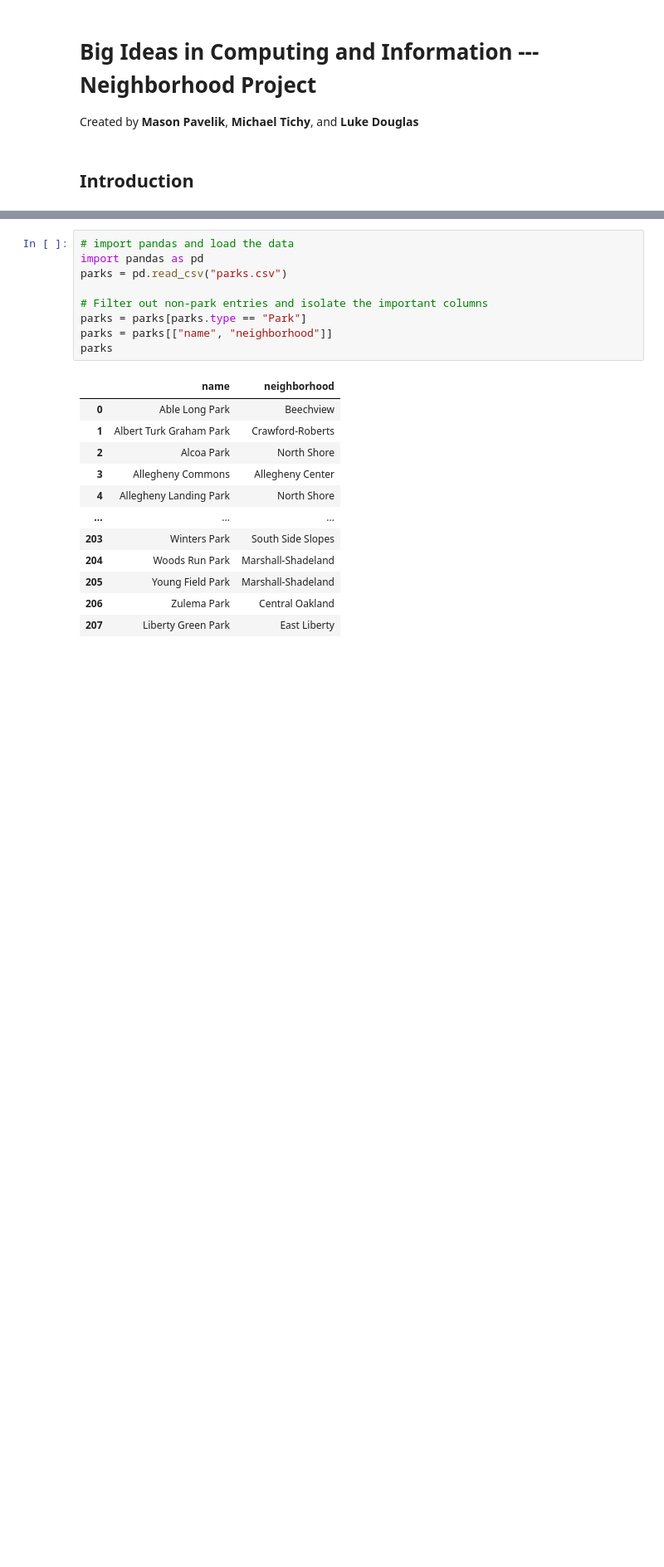
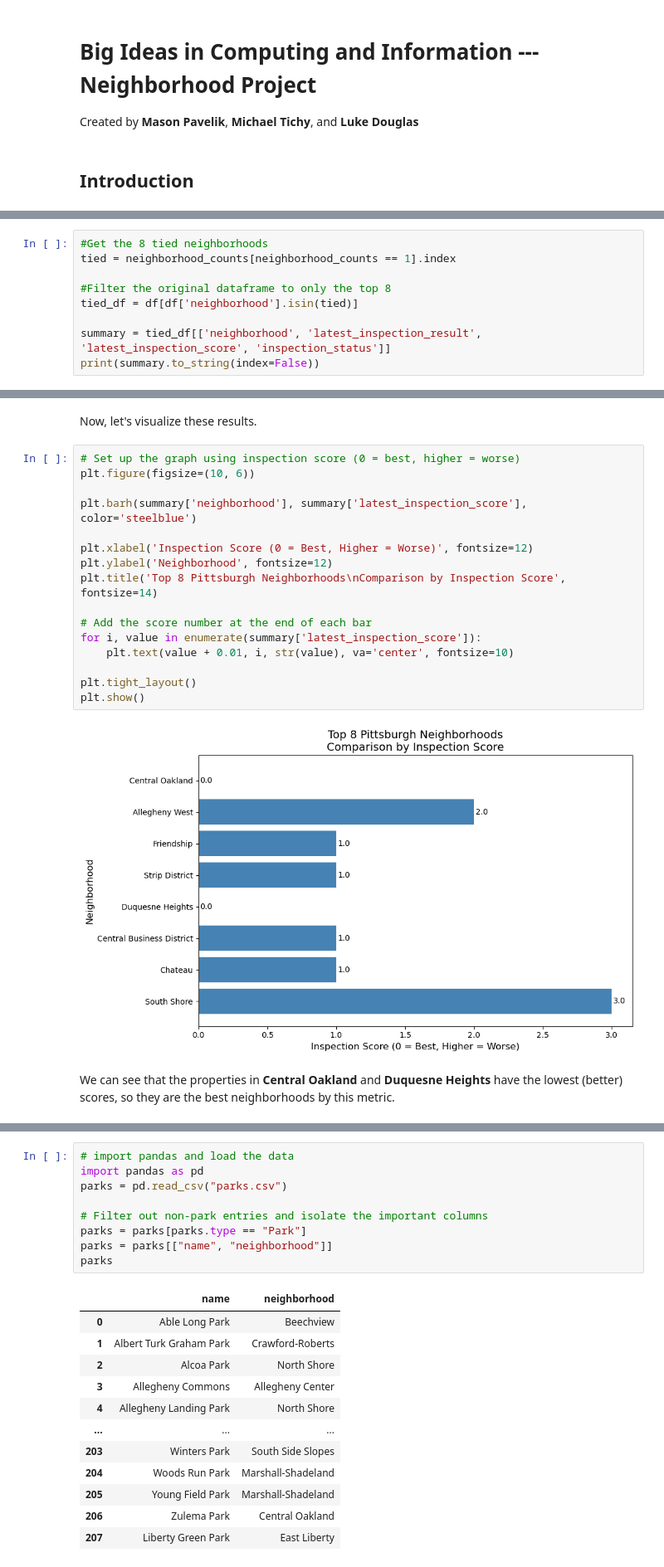
Before and after one commit to cuddlycactus21/big-ideas-final-project, a Jupyter notebook: main.ipynb, the cells around one changed output, grey strips where cells are left out. Shown at 83% size. Drawn from its saved outputs; the diff is of its cells as text; blank space fills up the shorter version.

```diff
--- a/main.ipynb
+++ b/main.ipynb
@@ -5,0 +56,9 @@ Created by **Mason Pavelik**, **Michael Tichy**, and **Luke Douglas**
+# %%
+#Get the 8 tied neighborhoods
+tied = neighborhood_counts[neighborhood_counts == 1].index
+
+#Filter the original dataframe to only the top 8
+tied_df = df[df['neighborhood'].isin(tied)]
+
+summary = tied_df[['neighborhood', 'latest_inspection_result', 'latest_inspection_score', 'inspection_status']]
+print(summary.to_string(index=False))
@@ -5,0 +75,22 @@ Created by **Mason Pavelik**, **Michael Tichy**, and **Luke Douglas**
+# %% [markdown]
+Now, let's visualize these results.
+# %%
+# Set up the graph using inspection score (0 = best, higher = worse)
+plt.figure(figsize=(10, 6))
+
+plt.barh(summary['neighborhood'], summary['latest_inspection_score'], color='steelblue')
+
+plt.xlabel('Inspection Score (0 = Best, Higher = Worse)', fontsize=12)
+plt.ylabel('Neighborhood', fontsize=12)
+plt.title('Top 8 Pittsburgh Neighborhoods\nComparison by Inspection Score', fontsize=14)
+
+# Add the score number at the end of each bar
+for i, value in enumerate(summary['latest_inspection_score']):
+    plt.text(value + 0.01, i, str(value), va='center', fontsize=10)
+
+plt.tight_layout()
+plt.show()
+# %% [output]
+[figure, added]
+# %% [markdown]
+We can see that the properties in **Central Oakland** and **Duquesne Heights** have the lowest (better) scores, so they are the best neighborhoods by this metric.
```
Also changed, not shown: parts of 16 cells of this notebook.
